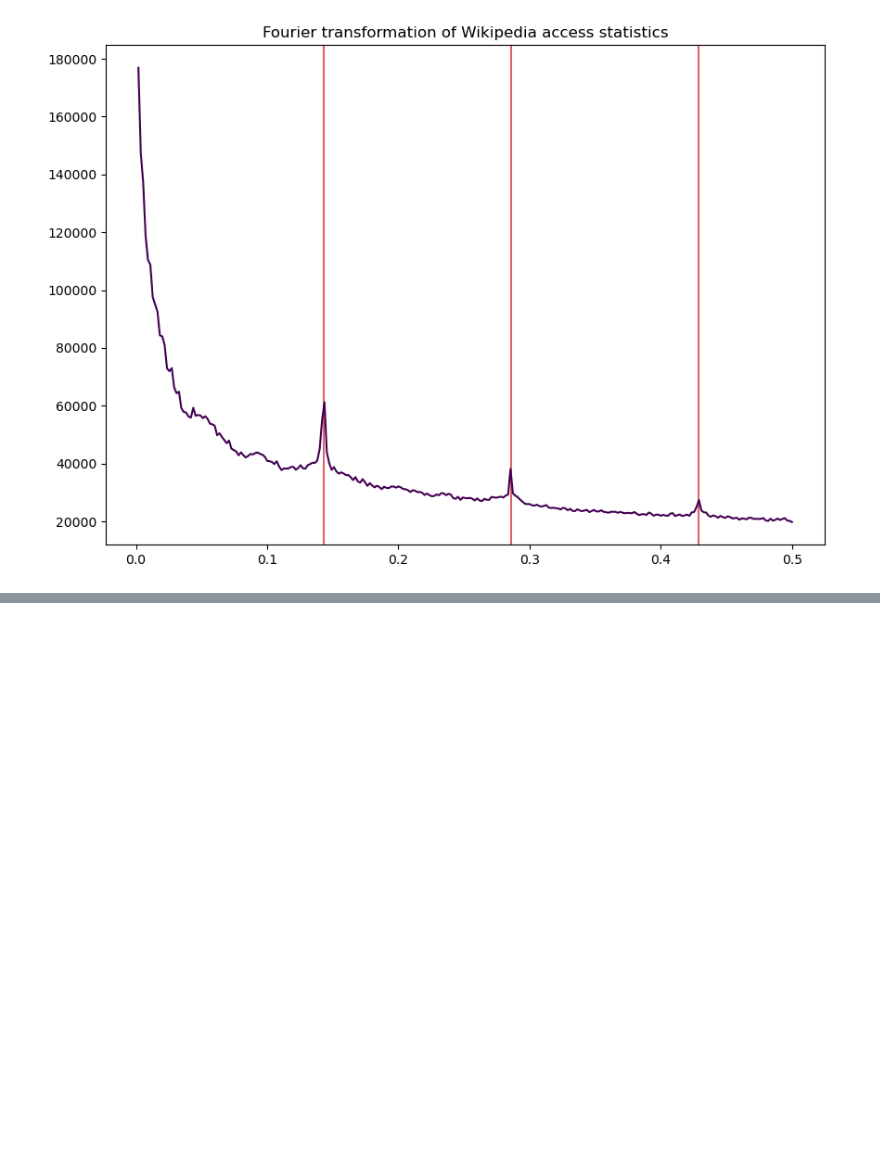
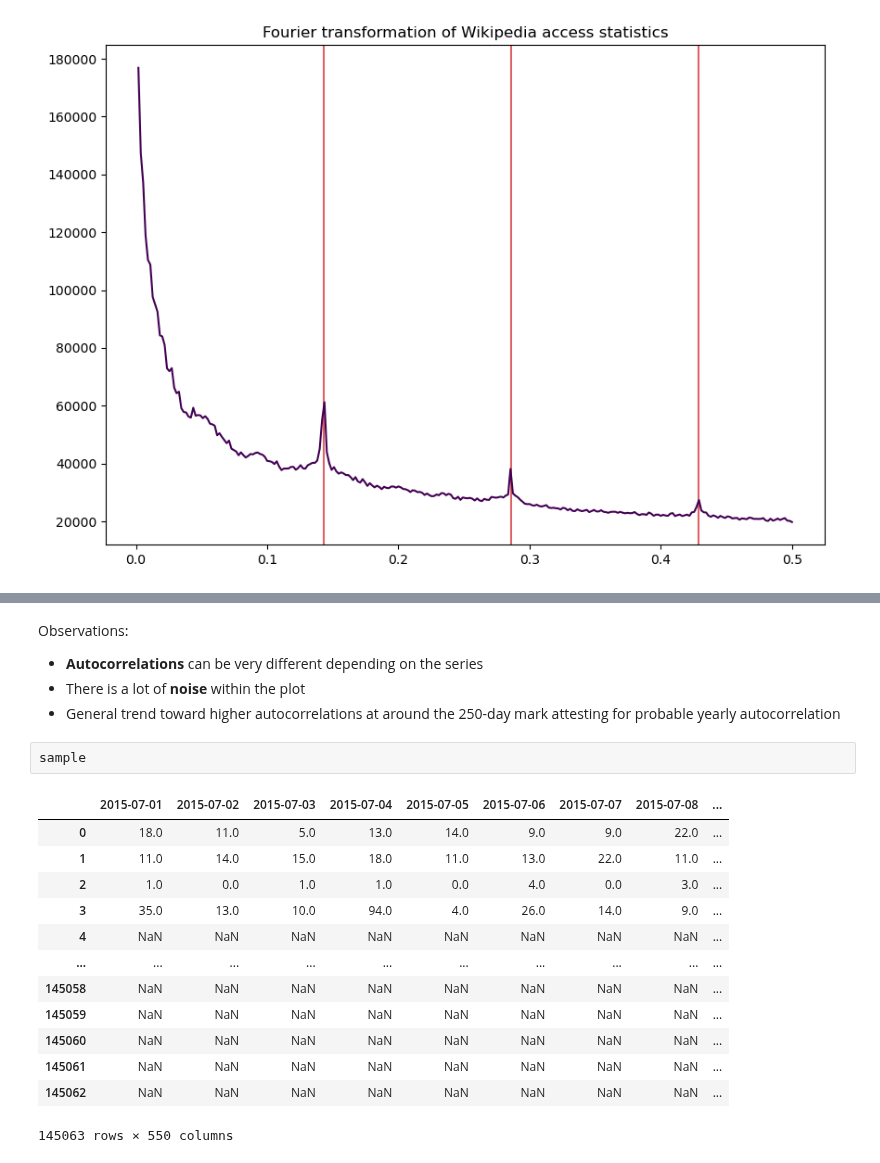
Before and after one commit to kbantoec/deep_learning, a Jupyter notebook: tsa/understanding_time_series.ipynb, the cells around one changed output, grey strips where cells are left out. Cells and saved outputs as stored; diff of their text form; blank space fills up the shorter version.

```diff
--- a/tsa/understanding_time_series.ipynb
+++ b/tsa/understanding_time_series.ipynb
@@ -273,0 +302,21 @@ As you can see in the chart we produced, there are spikes at roughly 1/7 (0.14),
+# %% [markdown]
+Observations:
+* **Autocorrelations** can be very different depending on the series
+* There is a lot of **noise** within the plot
+* General trend toward higher autocorrelations at around the 250-day mark attesting for probable yearly autocorrelation
+# %%
+sample
+# %% [output]
+|  | 2015-07-01 | 2015-07-02 | 2015-07-03 | 2015-07-04 | 2015-07-05 | 2015-07-06 | 2015-07-07 | 2015-07-08 | ... |
+| 0 | 18.0 | 11.0 | 5.0 | 13.0 | 14.0 | 9.0 | 9.0 | 22.0 | ... |
+| 1 | 11.0 | 14.0 | 15.0 | 18.0 | 11.0 | 13.0 | 22.0 | 11.0 | ... |
+| 2 | 1.0 | 0.0 | 1.0 | 1.0 | 0.0 | 4.0 | 0.0 | 3.0 | ... |
+| 3 | 35.0 | 13.0 | 10.0 | 94.0 | 4.0 | 26.0 | 14.0 | 9.0 | ... |
+| 4 | NaN | NaN | NaN | NaN | NaN | NaN | NaN | NaN | ... |
+| ... | ... | ... | ... | ... | ... | ... | ... | ... | ... |
+| 145058 | NaN | NaN | NaN | NaN | NaN | NaN | NaN | NaN | ... |
+| 145059 | NaN | NaN | NaN | NaN | NaN | NaN | NaN | NaN | ... |
+| 145060 | NaN | NaN | NaN | NaN | NaN | NaN | NaN | NaN | ... |
+| 145061 | NaN | NaN | NaN | NaN | NaN | NaN | NaN | NaN | ... |
+| 145062 | NaN | NaN | NaN | NaN | NaN | NaN | NaN | NaN | ... |
+145063 rows × 550 columns
```
Also changed, not shown: parts of 15 cells of this notebook.
